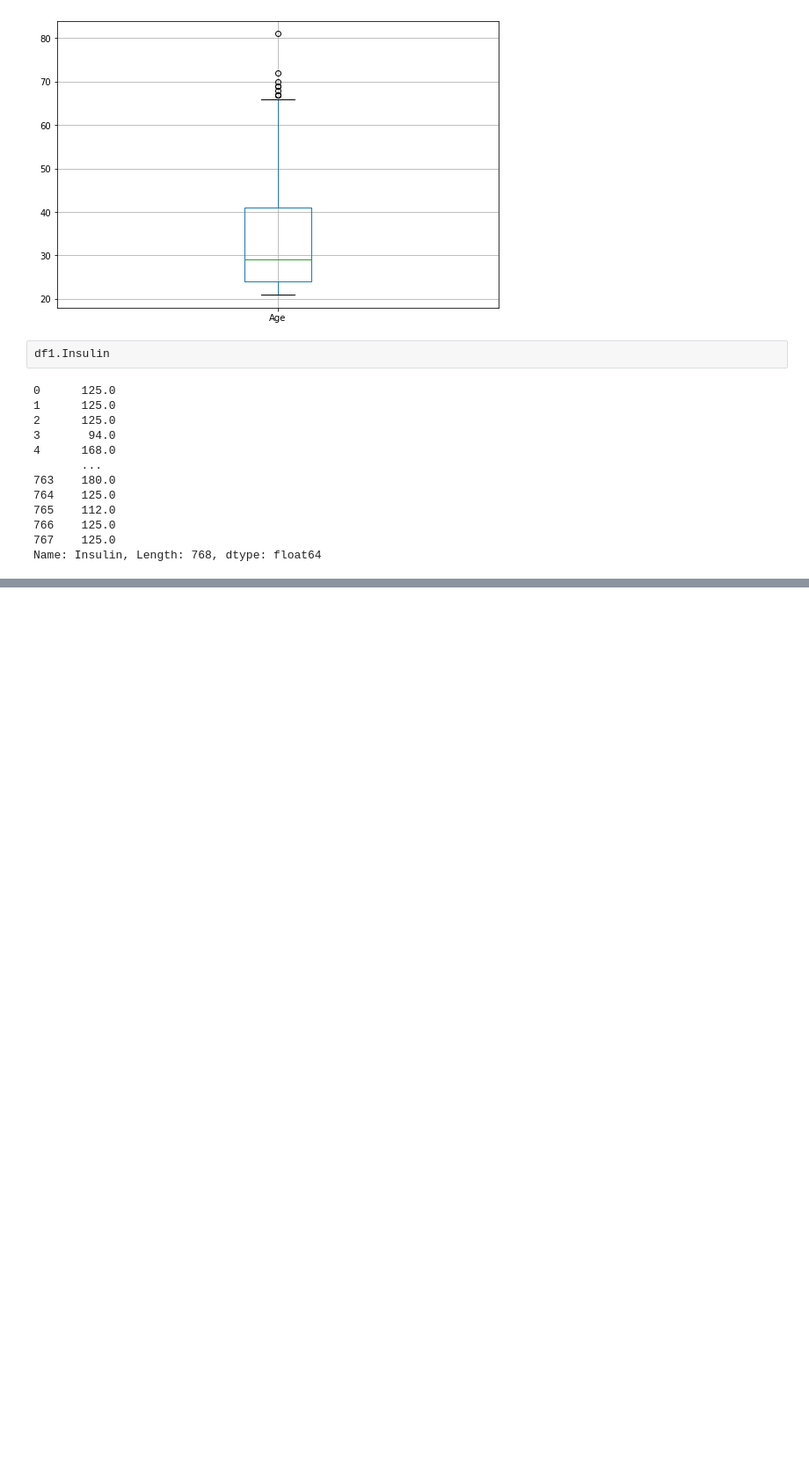
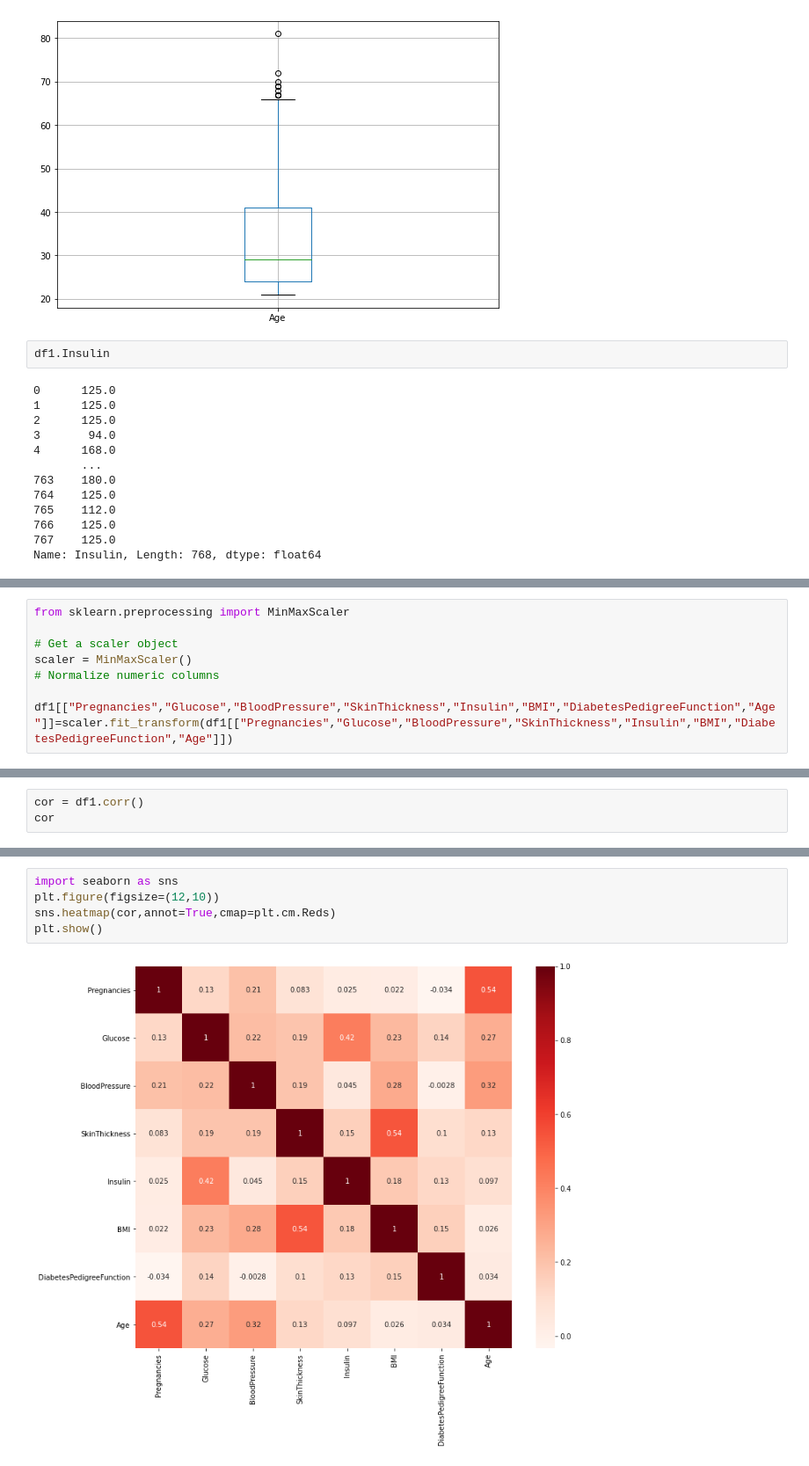
Before and after one commit to MosesKioko98/ADS-Project, a Jupyter notebook: Untitled.ipynb, the cells around one changed output, grey strips where cells are left out. Shown: that part at 88% size. Cells and saved outputs as stored; diff of their text form; blank space fills up the shorter version.

```diff
--- a/Untitled.ipynb
+++ b/Untitled.ipynb
@@ -322,0 +379,8 @@ def remove_outliers(col):
+# %%
+from sklearn.preprocessing import MinMaxScaler
+
+# Get a scaler object
+scaler = MinMaxScaler()
+# Normalize numeric columns
+
+df1[["Pregnancies","Glucose","BloodPressure","SkinThickness","Insulin","BMI","DiabetesPedigreeFunction","Age"]]=scaler.fit_transform(df1[["Pregnancies","Glucose","BloodPressure","SkinThickness","Insulin","BMI","DiabetesPedigreeFunction","Age"]])
@@ -322,0 +398,3 @@ def remove_outliers(col):
+# %%
+cor = df1.corr()
+cor
@@ -322,0 +411,7 @@ def remove_outliers(col):
+# %%
+import seaborn as sns
+plt.figure(figsize=(12,10))
+sns.heatmap(cor,annot=True,cmap=plt.cm.Reds)
+plt.show()
+# %% [output]
+[figure, added]
```
Also changed, not shown: parts of 27 cells of this notebook.
